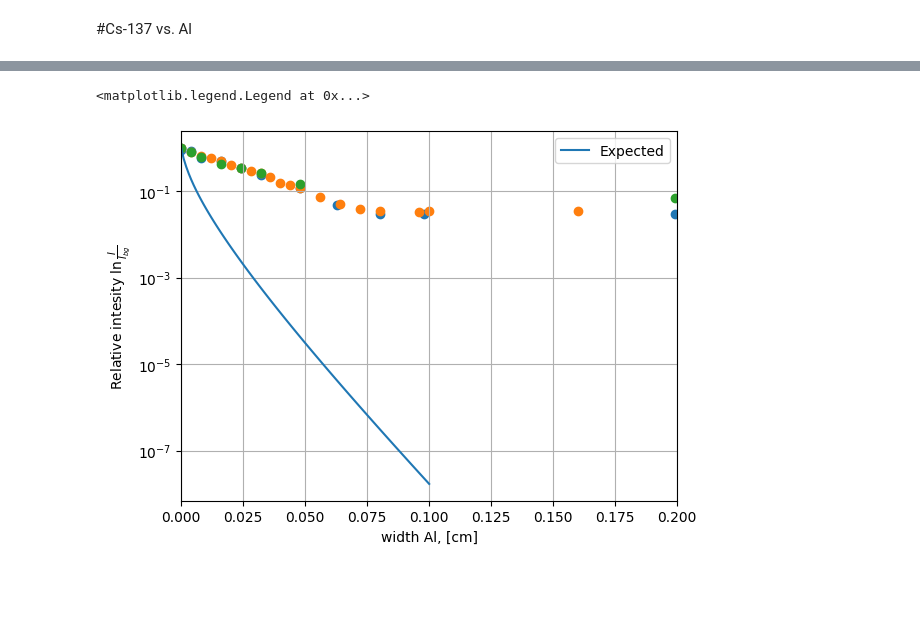
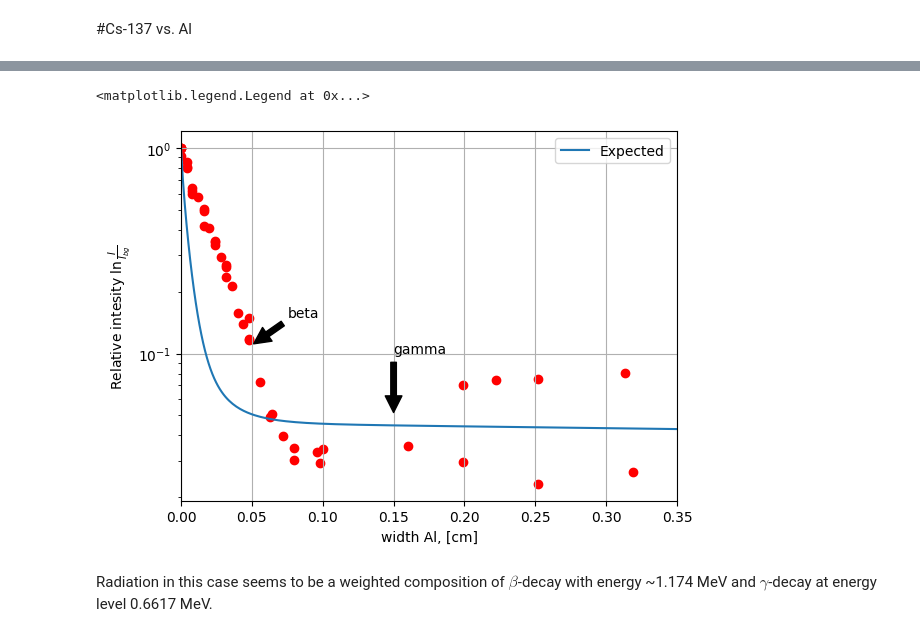
Before and after one commit to evgeny-kolonsky/Lab4, a Jupyter notebook: NU/Attenuation_model.ipynb, the cells around one changed output, grey strips where cells are left out. Cells and saved outputs as stored; diff of their text form; code cells hidden in the pictures; blank space fills up the shorter version.

```diff
--- a/NU/Attenuation_model.ipynb
+++ b/NU/Attenuation_model.ipynb
@@ -341,7 +343,7 @@ def zero_spectrum():
 
 
 def beta_spectrum(Emax):
-  Emid = Emax * 0.3 # intensity maximum energy coordinate
+  Emid = Emax * 0.9 # intensity maximum energy coordinate
   I  = zero_spectrum()
   mask = Espace >= Emid
   I[mask] =  (1 - Espace[mask]/Emax) * Emax / (Emax - Emid) # rude approximation by lines
@@ -548,12 +557,12 @@ plt.legend()
 ![image.png](embedded-picture-1)
 # %%
 material = 'Al'
-depth_max = 0.1 #cm
+depth_max = 1.3 #cm
 rho = 2.7 # g/cm3
 
 I0_beta  = zero_spectrum()
 I0_beta += beta_spectrum(0.512) * 0.946
-#I0_beta += beta_spectrum(1.174) * 0.054
+I0_beta += beta_spectrum(1.174) * 0.054
 I0_gamma = zero_spectrum()
 I0_gamma += gamma_spectrum(0.6617)
 
@@ -562,42 +571,49 @@ mu_spectrum_gamma = mu_interpolate(Espace, material=material, rays='gamma')
 # %%
 total_beta = np.array([])
 total_gamma = np.array([])
-depths = np.linspace(0, depth_max, 100)
+depths = np.linspace(0, depth_max, 1000)
 for depth in depths:
   s = np.sum(I0_gamma * np.exp(- mu_spectrum_gamma * depth * rho) )
   total_gamma = np.append(total_gamma, s )
   s = np.sum(I0_beta * np.exp(- mu_spectrum_beta * depth * rho) )
   total_beta = np.append(total_beta, s )
 
-total_beta /= total_beta[0]
-#total_gamma /= total_gamma[0]
-plt.plot(depths, total_beta , label='Expected')
+weight_beta = 0.1 #  beta weight
+weight_gamma = 1 # gamma weight
+total_intensity = total_beta * weight_beta + total_gamma * weight_gamma
+total_intensity /= total_intensity[0]
+#plt.plot(depths, total_beta , label='Expected beta')
 #plt.plot(depths, total_gamma, label='Expected gamma')
+plt.plot(depths, total_intensity, label='Expected')
 
 
 # station 1
 # Cs-137_5
 # label down
 URL = 'https://raw.githubusercontent.com/tphlabs/data/main/Lab4_Nuclear/2023_12_28/'
 for num in [5, 'x', 1]:
   filename = f'Cs-137_{num}.txt'
   data = np.genfromtxt(URL+ filename)
   d, counts, time = data.T
   d *= 1e-1 # mm -> cm
   delta = 1/np.sqrt(counts) # relative error
   I = counts / time
   I_rel = I / np.max(I) # relative
   I_err = delta * I_rel
   log_I_rel = I_err / I_rel # error of log
 
-  plt.scatter(d, I_rel)
+  plt.scatter(d, I_rel, color='red')
 
 plt.yscale('log')
 plt.xlabel('width Al, [cm]')
 plt.ylabel(r'Relative intesity $\ln \frac{I}{I_{bg}}$')
+plt.annotate('beta', (0.050, 0.11), xytext=(0.075, 0.15), arrowprops=dict(facecolor='black', shrink=0.05))
+plt.annotate('gamma', (0.150, 0.05), xytext=(0.150, 0.1), arrowprops=dict(facecolor='black', shrink=0.05))
 plt.grid()
-plt.xlim(0, 0.2)
+plt.xlim(0, 0.35)
 plt.legend()
 # %% [output]
 <matplotlib.legend.Legend at 0x...>
-[figure, old version]
+[figure, new version]
+# %% [markdown]
+Radiation in this case seems to be a weighted composition of $\beta$-decay with energy ~1.174 MeV and $\gamma$-decay at energy level 0.6617 MeV.
```
Also changed, not shown: parts of 7 cells of this notebook.
